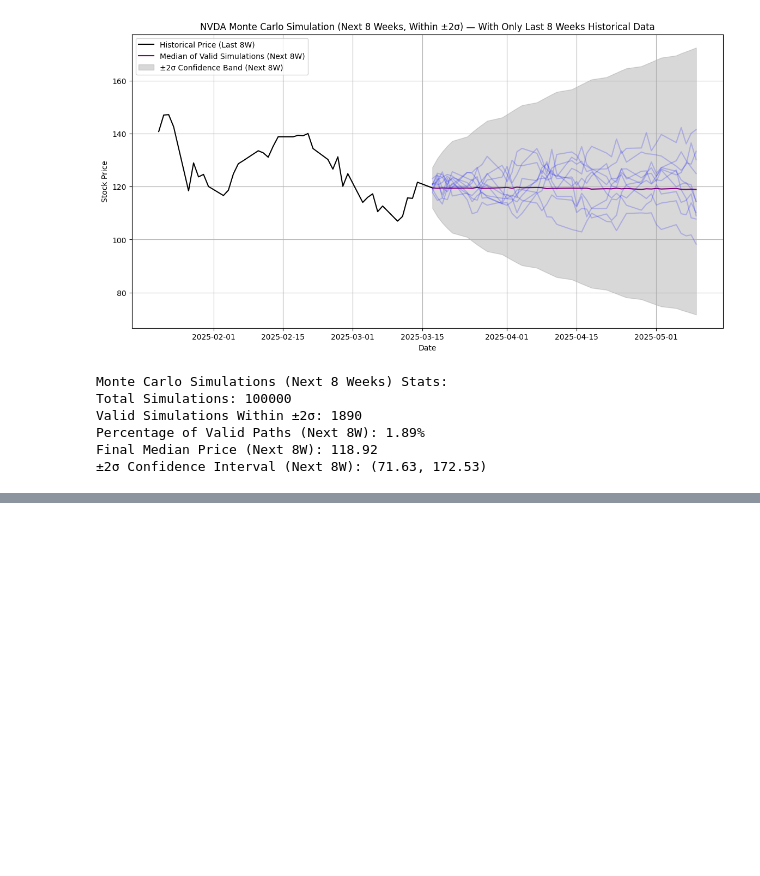
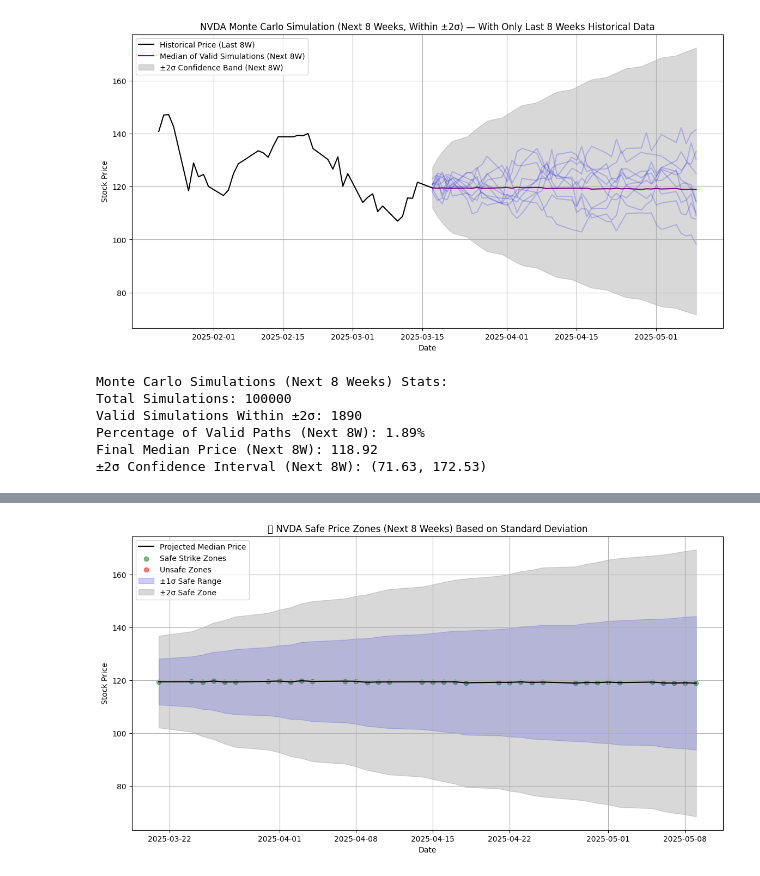
Before and after one commit to bluetopazz/Quant-Market-Analysis, a Jupyter notebook: notebooks/spreads.ipynb, the cells around one changed output, grey strips where cells are left out. Drawn from its saved outputs; the diff is of its cells as text; code cells hidden in the pictures; blank space fills up the shorter version.

```diff
--- a/notebooks/spreads.ipynb
+++ b/notebooks/spreads.ipynb
@@ -281,0 +791,35 @@ Final Median Price (Next 8W): 118.92
+# %%
+import matplotlib.pyplot as plt
+
+# ---------------------------------------------
+# 6️⃣ Plot Future Safe Zones for Next 8 Weeks
+# ---------------------------------------------
+plt.figure(figsize=(14,7))
+
+# 🔹 Plot the projected **median** price from Monte Carlo
+plt.plot(future_nvda.index, future_nvda["Price"], color='black', label="Projected Median Price")
+
+# 🔹 Plot Safe Zones (Green = Safe, Red = Unsafe)
+plt.scatter(future_nvda.index[future_nvda["Safe_Prediction"] == 1],
+            future_nvda["Price"][future_nvda["Safe_Prediction"] == 1],
+            color="green", label="Safe Strike Zones", alpha=0.5)
+
+plt.scatter(future_nvda.index[future_nvda["Safe_Prediction"] == 0],
+            future_nvda["Price"][future_nvda["Safe_Prediction"] == 0],
+            color="red", label="Unsafe Zones", alpha=0.5)
+
+# 🔹 Plot ±1σ and ±2σ Confidence Bands
+plt.fill_between(future_nvda.index, future_nvda["Lower_1σ"], future_nvda["Upper_1σ"],
+                 color='blue', alpha=0.2, label="±1σ Safe Range")
+plt.fill_between(future_nvda.index, future_nvda["Lower_2σ"], future_nvda["Upper_2σ"],
+                 color='gray', alpha=0.3, label="±2σ Safe Zone")
+
+# 📌 Labels & Final Touches
+plt.title("📈 NVDA Safe Price Zones (Next 8 Weeks) Based on Standard Deviation")
+plt.xlabel("Date")
+plt.ylabel("Stock Price")
+plt.legend()
+plt.grid(True)
+plt.show()
+# %% [output]
+[figure, added]
```
Also changed, not shown: parts of 3 cells of this notebook, 3 other files.
